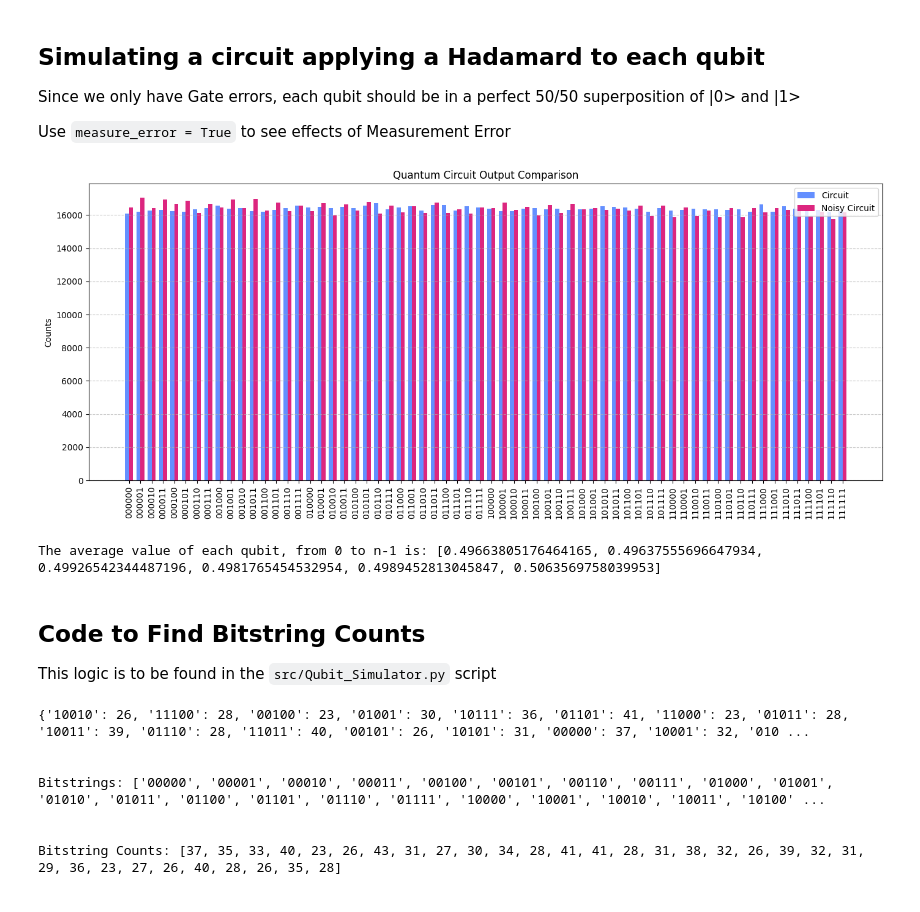
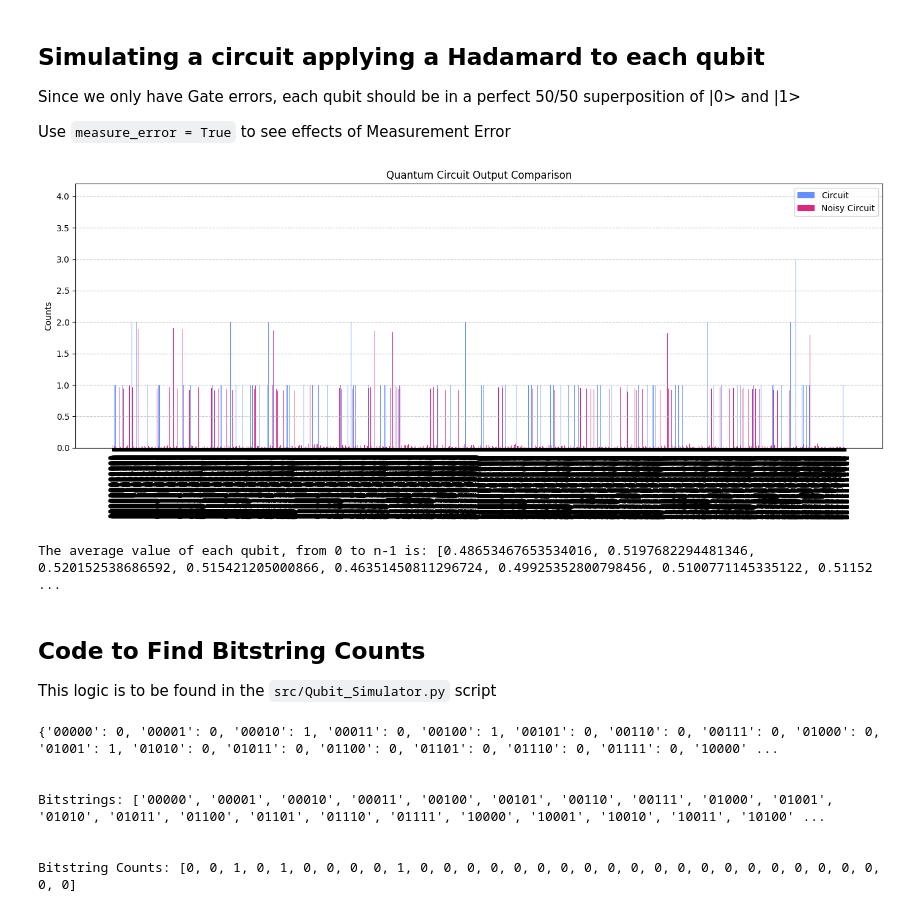
Before and after one commit to judemetcalf111/UnNoiseCompile, a Jupyter notebook: notebooks/Measurement-Error-Tutorial.ipynb, the cells around one changed output. Drawn from its saved outputs; the diff is of its cells as text; code cells hidden in the pictures.

Commit message:
created padded bitstrings so that even zero counts are accounted for

```diff
--- a/notebooks/Measurement-Error-Tutorial.ipynb
+++ b/notebooks/Measurement-Error-Tutorial.ipynb
@@ -47,12 +47,12 @@ Use `measure_error = True` to see effects of Measurement Error
 # %%
 from Qubit_Simulator import Hadamard_Simulator
 
-results = Hadamard_Simulator(num_qubits = 6, shots = 2**20, measure_error = True)#, datafile = "qubit_data")
+results = Hadamard_Simulator(num_qubits = 12, shots = 2**10, measure_error = True, datafile = "12-qubit-noise.csv")
 
 print("\nThe average value of each qubit, from 0 to n-1 is: " + str(results))
 # %% [output]
-[figure, old version]
+[figure, new version]
-The average value of each qubit, from 0 to n-1 is: [0.49663805176464165, 0.49637555696647934, 0.49926542344487196, 0.4981765454532954, 0.4989452813045847, 0.5063569758039953]
+The average value of each qubit, from 0 to n-1 is: [0.48653467653534016, 0.5197682294481346, 0.520152538686592, 0.515421205000866, 0.46351450811296724, 0.49925352800798456, 0.5100771145335122, 0.51152 ...
 # %% [markdown]
 ## Code to Find Bitstring Counts
 
@@ -64,10 +64,11 @@ from qiskit_aer import AerSimulator
 import numpy as np
 from BitFlipper import add_BitFlips
 import random
+from Qubit_Simulator import pad_counts
 
 num_qubits = 5
 native_gates = ['r', 'rz', 'cz']
-shots = 1024
+shots = 3
 simulator = AerSimulator()
 circ_seed = 312
 sim_seed = 254
@@ -90,11 +91,11 @@ result = simulator.run(circuit, shots=shots, seed = sim_seed).result()
 noisy_result = simulator.run(noisy_circuit, shots=shots, seed = sim_seed).result()
 
 # 3. Get counts
-counts = result.get_counts()
-noisy_counts = noisy_result.get_counts()
+counts = pad_counts(result.get_counts(),num_qubits)
+noisy_counts = pad_counts(noisy_result.get_counts(),num_qubits)
 
 bitstring_list = sorted(list(set(counts.keys())))
-bitstring_counts = [counts.get(key, 0) for key in sorted(list(set(counts.keys())))]
+bitstring_counts = [counts.get(key, 0) for key in bitstring_list]
 
 print(counts)
 print("\n")
@@ -102,10 +103,10 @@ print("Bitstrings: " + str(bitstring_list))
 print("\n")
 print("Bitstring Counts: " + str(bitstring_counts))
 # %% [output]
-{'10010': 26, '11100': 28, '00100': 23, '01001': 30, '10111': 36, '01101': 41, '11000': 23, '01011': 28, '10011': 39, '01110': 28, '11011': 40, '00101': 26, '10101': 31, '00000': 37, '10001': 32, '010 ...
+{'00000': 0, '00001': 0, '00010': 1, '00011': 0, '00100': 1, '00101': 0, '00110': 0, '00111': 0, '01000': 0, '01001': 1, '01010': 0, '01011': 0, '01100': 0, '01101': 0, '01110': 0, '01111': 0, '10000' ...
 
 
 Bitstrings: ['00000', '00001', '00010', '00011', '00100', '00101', '00110', '00111', '01000', '01001', '01010', '01011', '01100', '01101', '01110', '01111', '10000', '10001', '10010', '10011', '10100' ...
 
 
-Bitstring Counts: [37, 35, 33, 40, 23, 26, 43, 31, 27, 30, 34, 28, 41, 41, 28, 31, 38, 32, 26, 39, 32, 31, 29, 36, 23, 27, 26, 40, 28, 26, 35, 28]
+Bitstring Counts: [0, 0, 1, 0, 1, 0, 0, 0, 0, 1, 0, 0, 0, 0, 0, 0, 0, 0, 0, 0, 0, 0, 0, 0, 0, 0, 0, 0, 0, 0, 0, 0]
```
Also changed, not shown: parts of 1 cell of this notebook.
